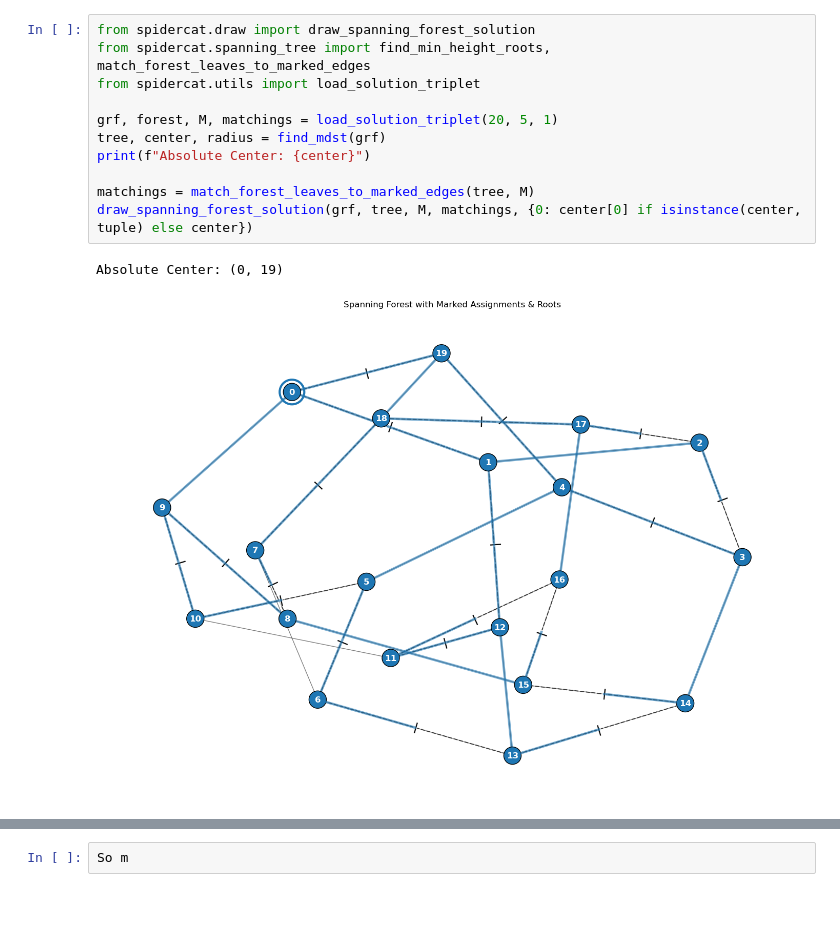
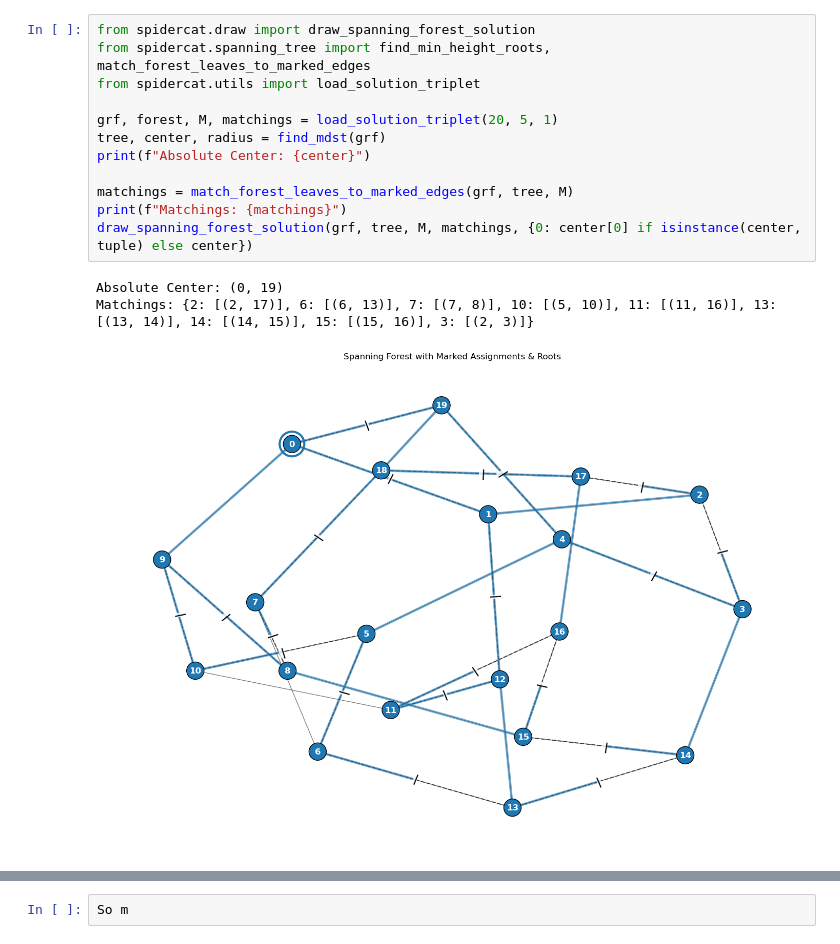
Before and after one commit to boldar99/FT-circuit-synthesis-ZX, a Jupyter notebook: experimental/minimum_distance_spanning_tree.ipynb, the cells around one changed output, grey strips where cells are left out. Drawn from its saved outputs; the diff is of its cells as text; blank space fills up the shorter version.

```diff
--- a/experimental/minimum_distance_spanning_tree.ipynb
+++ b/experimental/minimum_distance_spanning_tree.ipynb
@@ -76,15 +76,17 @@ Resulting MDST Diameter: 14
 # %%
 from spidercat.draw import draw_spanning_forest_solution
 from spidercat.spanning_tree import find_min_height_roots, match_forest_leaves_to_marked_edges
 from spidercat.utils import load_solution_triplet
 
 grf, forest, M, matchings = load_solution_triplet(20, 5, 1)
 tree, center, radius = find_mdst(grf)
 print(f"Absolute Center: {center}")
 
-matchings = match_forest_leaves_to_marked_edges(tree, M)
+matchings = match_forest_leaves_to_marked_edges(grf, tree, M)
+print(f"Matchings: {matchings}")
 draw_spanning_forest_solution(grf, tree, M, matchings, {0: center[0] if isinstance(center, tuple) else center})
 # %% [output]
 Absolute Center: (0, 19)
+Matchings: {2: [(2, 17)], 6: [(6, 13)], 7: [(7, 8)], 10: [(5, 10)], 11: [(11, 16)], 13: [(13, 14)], 14: [(14, 15)], 15: [(15, 16)], 3: [(2, 3)]}
-[figure, old version]
+[figure, new version]
 # %%
```
Also changed, not shown: parts of 2 cells of this notebook.
